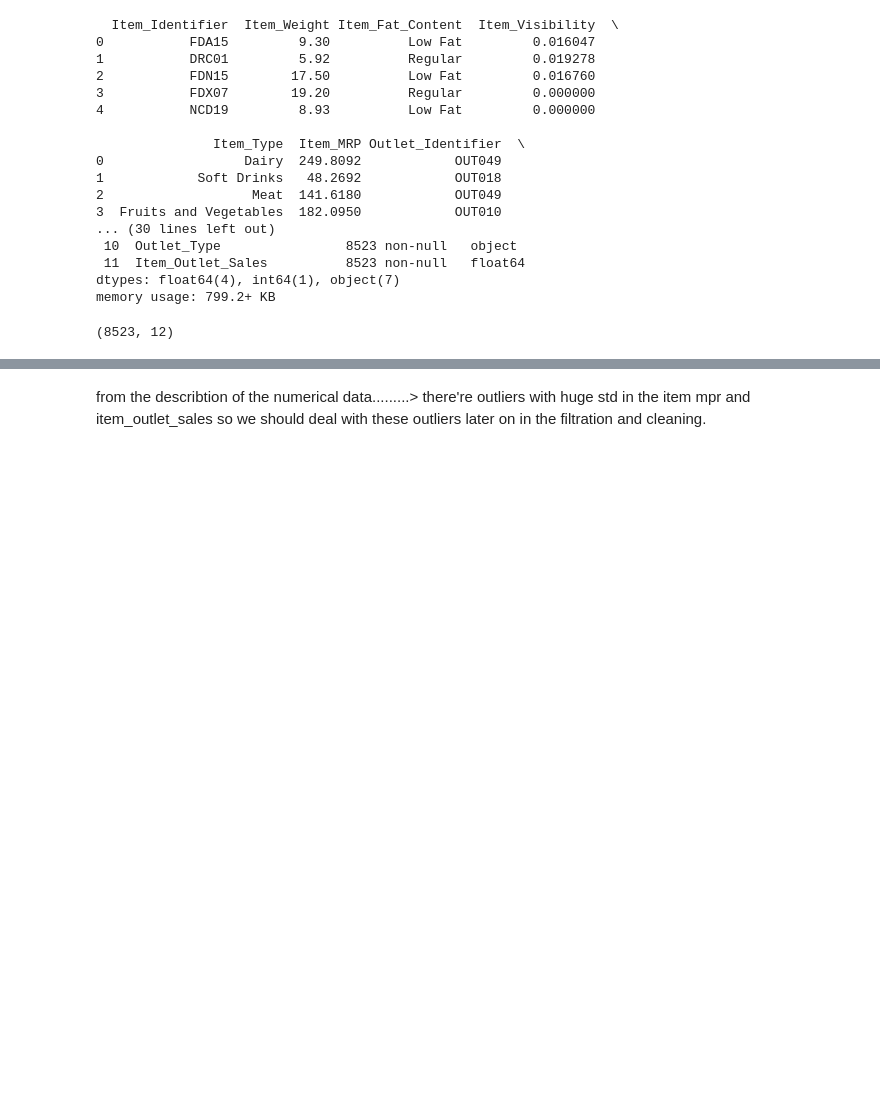
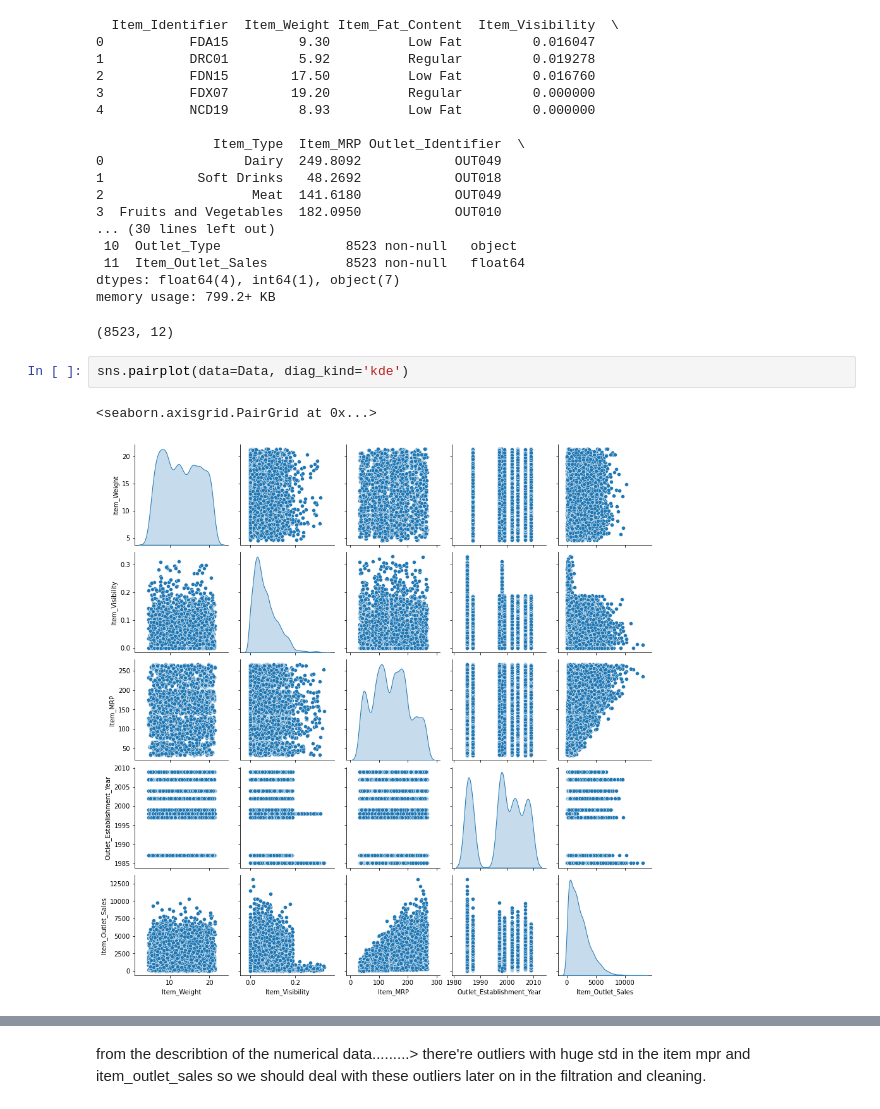
Before and after one commit to Technocolabs100/Product-Sales-Outlet-at-BigMart-Datawarehouse, a Jupyter notebook: product_sales_BigMarket.ipynb, the cells around one changed output, grey strips where cells are left out. Cells and saved outputs as stored; diff of their text form; blank space fills up the shorter version.

```diff
--- a/product_sales_BigMarket.ipynb
+++ b/product_sales_BigMarket.ipynb
@@ -57,3 +60,8 @@ Data.shape
 dtypes: float64(4), int64(1), object(7)
 memory usage: 799.2+ KB
 (8523, 12)
+# %%
+sns.pairplot(data=Data, diag_kind='kde')
+# %% [output]
+<seaborn.axisgrid.PairGrid at 0x...>
+[figure, added]
```
Also changed, not shown: parts of 59 cells of this notebook.
